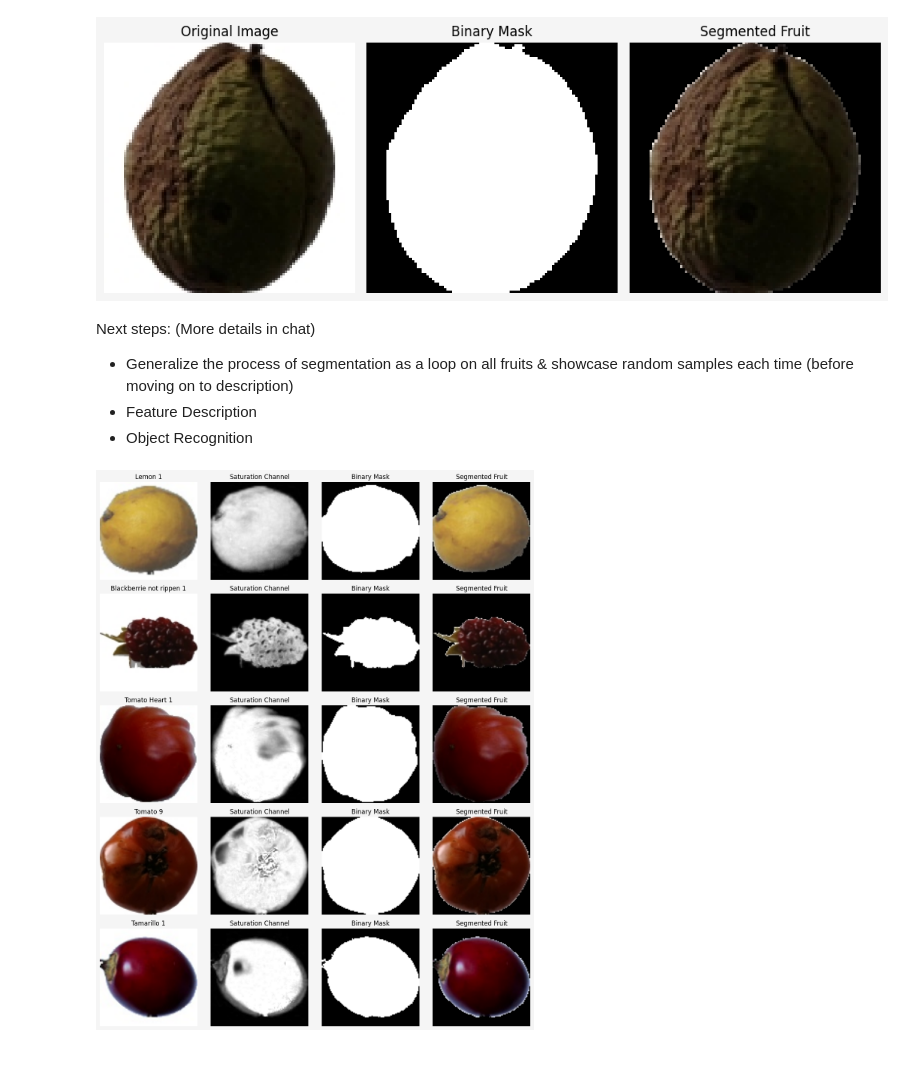
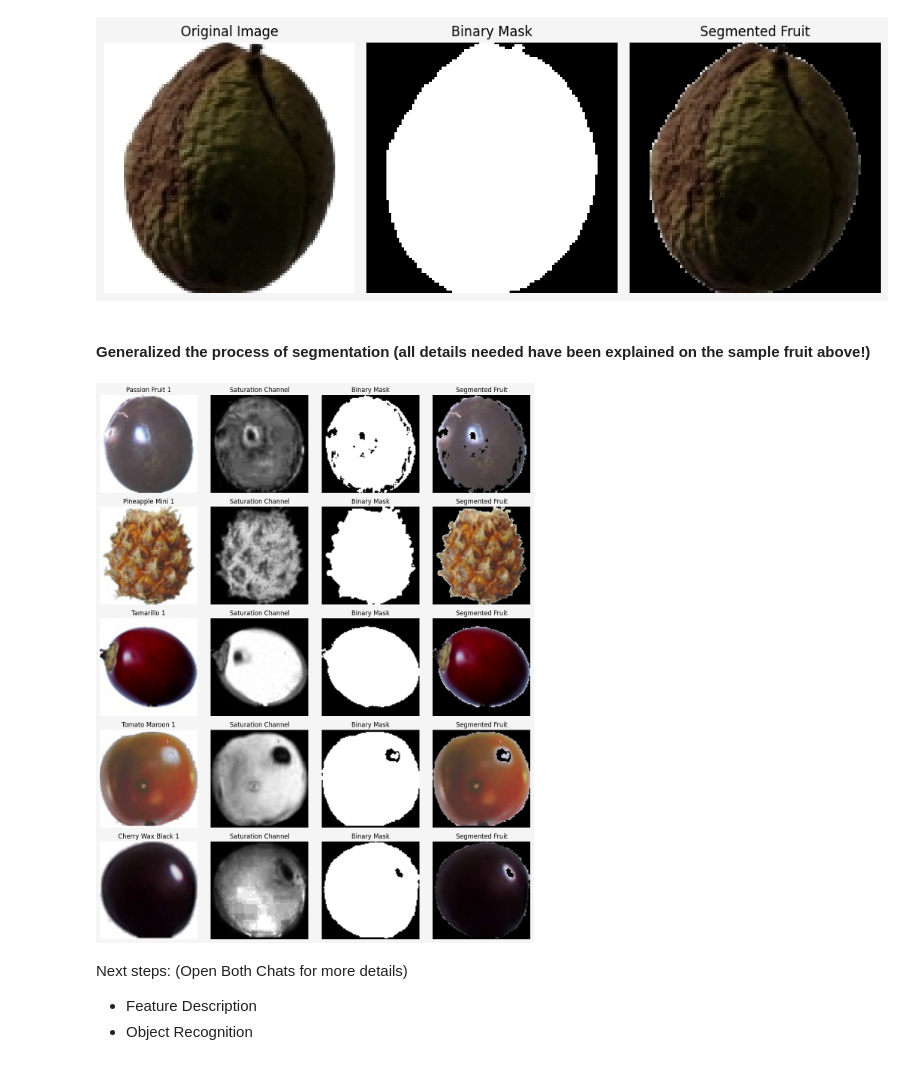
Before and after one commit to mohamedelziat50/Fruit-Recognition-MIU, a Jupyter notebook: Fruit_Recognition.ipynb, the cells around one changed output. Drawn from its saved outputs; the diff is of its cells as text; code cells hidden in the pictures.

Commit message:
Cleaned up the function & visual output & specified that all steps have been explained on a sample fruit, and the `test_segmentation` function is to be used generically!

```diff
--- a/Fruit_Recognition.ipynb
+++ b/Fruit_Recognition.ipynb
@@ -387,58 +387,58 @@ plt.tight_layout()
 plt.show()
 # %% [output]
 [figure]
-# %% [markdown]
-Next steps: (More details in chat)
-- Generalize the process of segmentation as a loop on all fruits & showcase random samples each time (before moving on to description)
-- Feature Description
-- Object Recognition
+# %% [markdown]
+#### Generalized the process of segmentation (all details needed have been explained on the sample fruit above!)
 # %%
 def test_segmentation(fruits, no_of_fruits=5):
     # Create one BIG figure with all results
-    plt.figure(figsize=(12, 3*no_of_fruits), facecolor="whitesmoke")  # n rows, 4 columns
+    plt.figure(figsize=(12, 3 * no_of_fruits), facecolor="whitesmoke")  # number of fruits rows, 4 columns
 
     for index, fruit in enumerate(random.sample(fruits, no_of_fruits)):
         # Convert the BGR image to HSV
         image_hsv = cv.cvtColor(fruit.image, cv.COLOR_BGR2HSV)
         hue, saturation, value = cv.split(image_hsv) # Returns numpy arrays
 
-        # Compute the histograms for each HSV Channel
-        hue_hist = cv.calcHist([hue], [0], None, [180], [0, 180]) # ([numpyarray], [channels(the index is 0 because we have one numpyarray)], [mask], [histogram_size], [range])
-        saturation_hist = cv.calcHist([saturation], [0], None, [256], [0, 256])
-        value_hist = cv.calcHist([value], [0], None, [256], [0, 256])
-
         # Segment the image through simple global thresholding
         _, segmented_image = cv.threshold(saturation, 15, 255, cv.THRESH_BINARY)
 
-        # Show the original image
-        plt.subplot(no_of_fruits, 4, index * 4 + 1)
-        plt.imshow(cv.cvtColor(fruit.image, cv.COLOR_BGR2RGB))
-        plt.title(f"{fruit.label}")
-        plt.axis('off')
-
-        # Show the Saturation channel
-        plt.subplot(no_of_fruits, 4, index * 4 + 2)
-        plt.imshow(saturation, cmap='gray') # Show the colormap/intensities as a grayscale image
-        plt.title("Saturation Channel")
-        plt.axis('off')
-
-        # Show the binary mask
-        plt.subplot(no_of_fruits, 4, index * 4 + 3)
-        plt.imshow(segmented_image, cmap='gray') # Show the colormap/intensities as a grayscale image
-        plt.title("Binary Mask")
-        plt.axis('off')
-
-        # Showcase the segmented fruit (with it's colors) through the mask
-        # Create black image (all zeros)
-        fruit_black = cv.bitwise_and(fruit.image, fruit.image, mask=segmented_image)
-        plt.subplot(no_of_fruits, 4, index * 4 + 4)
-        plt.imshow(cv.cvtColor(fruit_black, cv.COLOR_BGR2RGB))
-        plt.title("Segmented Fruit")
-        plt.axis('off')
+        # Then visualize the segmentation through matplotlib
+        visualize_segmentation(no_of_fruits, fruit, saturation, segmented_image, index)
 
     plt.tight_layout()
     plt.show()
 
+def visualize_segmentation(no_of_fruits, fruit, saturation, segmented_image, index):
+    # Show the original image
+    plt.subplot(no_of_fruits, 4, index * 4 + 1) # rows, columns, position in the subplot starting from index 1
+    plt.imshow(cv.cvtColor(fruit.image, cv.COLOR_BGR2RGB))
+    plt.title(f"{fruit.label}")
+    plt.axis('off')
+
+    # Show the Saturation channel
+    plt.subplot(no_of_fruits, 4, index * 4 + 2)
+    plt.imshow(saturation, cmap='gray') # Show the colormap/intensities as a grayscale image
+    plt.title("Saturation Channel")
+    plt.axis('off')
+
+    # Show the binary mask
+    plt.subplot(no_of_fruits, 4, index * 4 + 3)
+    plt.imshow(segmented_image, cmap='gray') # Show the colormap/intensities as a grayscale image
+    plt.title("Binary Mask")
+    plt.axis('off')
+
+    # Showcase the segmented fruit (with it's colors) through the mask
+    # Create black image (all zeros)
+    fruit_black = cv.bitwise_and(fruit.image, fruit.image, mask=segmented_image)
+    plt.subplot(no_of_fruits, 4, index * 4 + 4)
+    plt.imshow(cv.cvtColor(fruit_black, cv.COLOR_BGR2RGB))
+    plt.title("Segmented Fruit")
+    plt.axis('off')
+
 test_segmentation(fruits)
 # %% [output]
-[figure, old version]
+[figure, new version]
+# %% [markdown]
+Next steps: (Open Both Chats for more details)
+- Feature Description
+- Object Recognition
```
Also changed, not shown: parts of 3 cells of this notebook.
